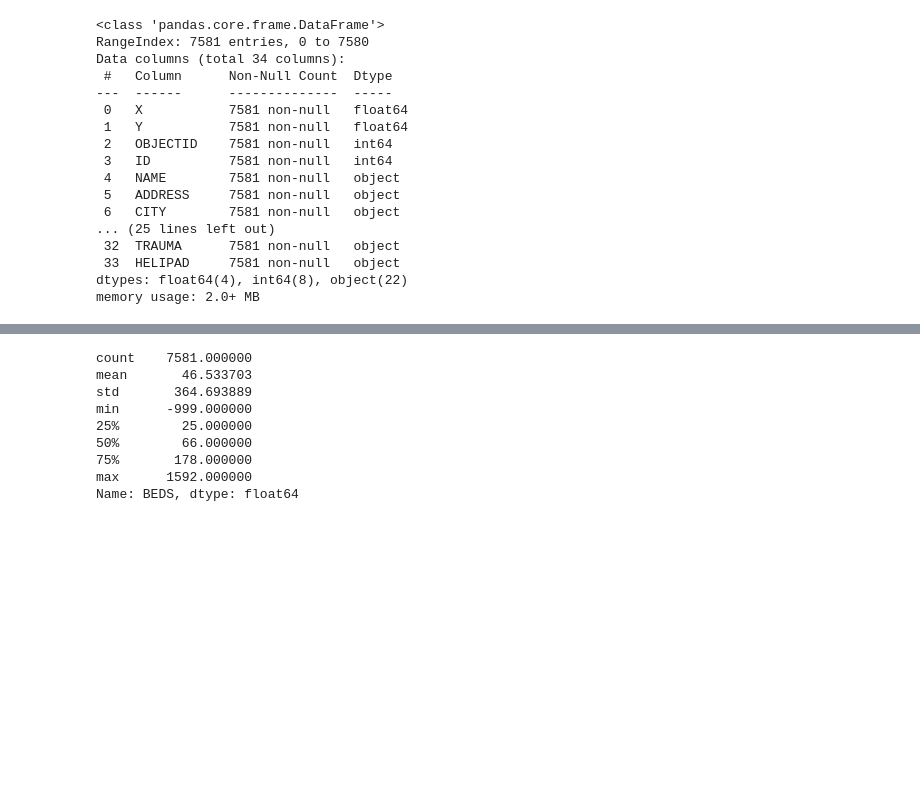
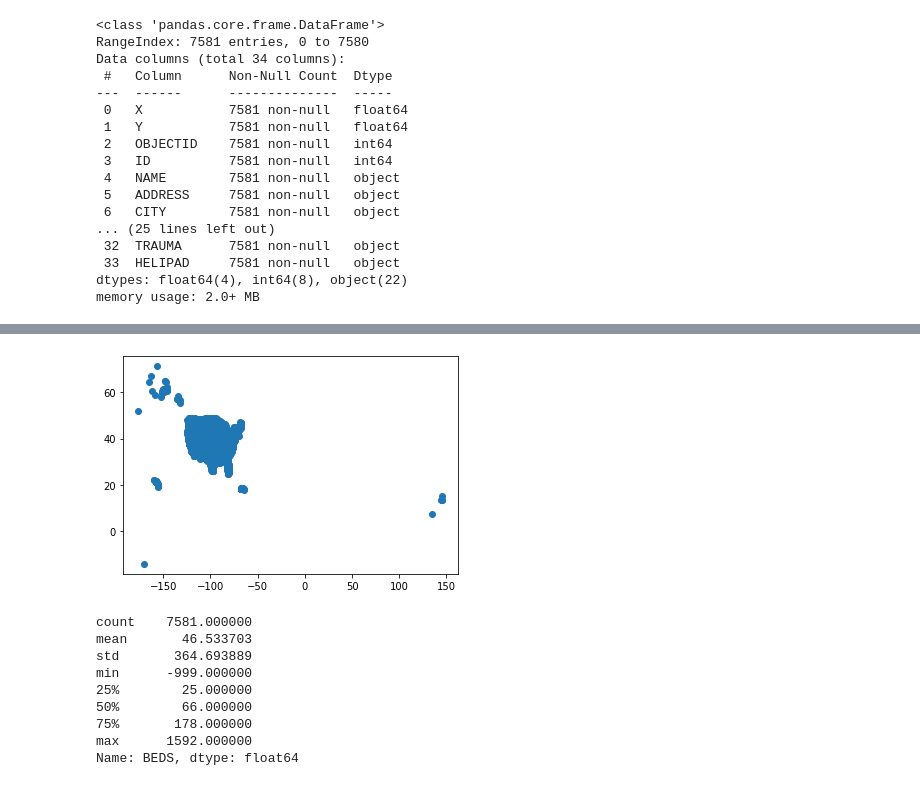
Before and after one commit to katkim0307/pratt-savi-810-2020-03-lesson_03, a Jupyter notebook: lesson_03.ipynb, the cells around one changed output, grey strips where cells are left out. Cells and saved outputs as stored; diff of their text form; code cells hidden in the pictures; blank space fills up the shorter version.

```diff
--- a/lesson_03.ipynb
+++ b/lesson_03.ipynb
@@ -542,6 +545,13 @@ df.describe()
 | 50% | -90.073126 | 37.973793 | 3791.000000 | 9.656520e+06 | 54971.000000 | 65.000000 | 37.973793 | -90.073126 | 622110.000000 | 29.000000 | ... |
 | 75% | -81.767407 | 41.322243 | 5686.000000 | 2.263475e+07 | 76825.000000 | 177.000000 | 41.322243 | -81.767407 | 622110.000000 | 44.000000 | ... |
 | max | 145.724472 | 71.292847 | 7581.000000 | 1.821209e+08 | 99929.000000 | 1592.000000 | 71.292847 | 145.724472 | 622310.000000 | 78.000000 | ... |
+# %%
+x = df.LONGITUDE
+y = df.LATITUDE
+plt.scatter(x, y)
+plt.show()
+# %% [output]
+[figure, added]
 # %%
 df['BEDS'].describe()
 # %% [output]
```
Also changed, not shown: parts of 2 cells of this notebook.
